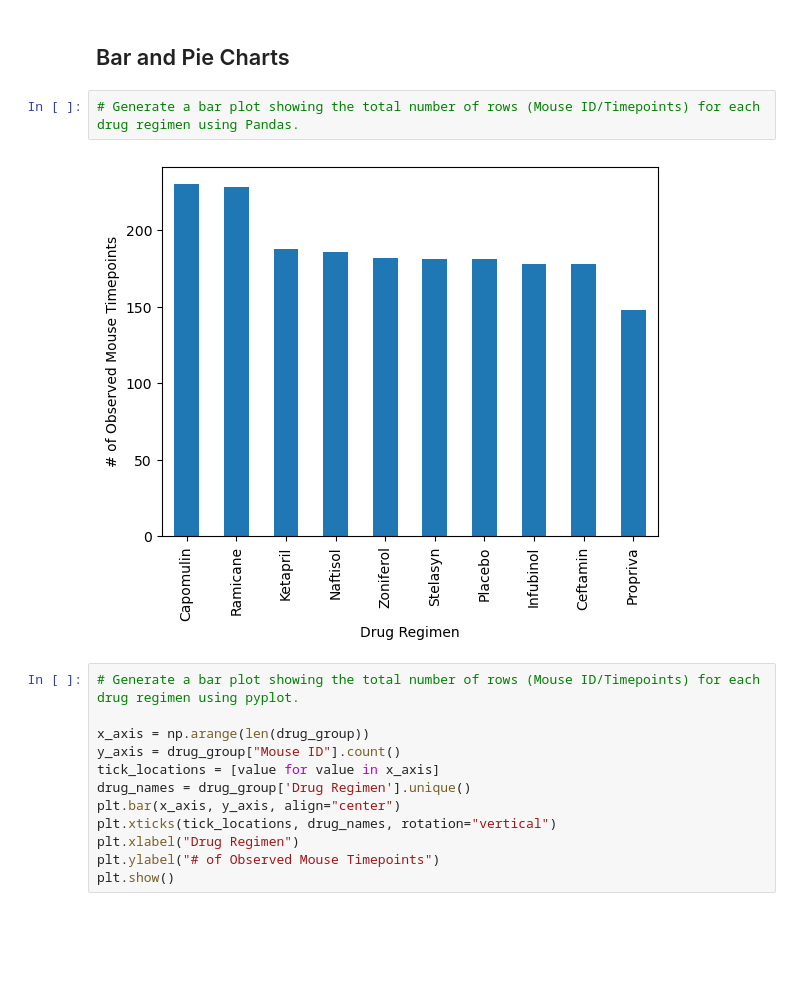
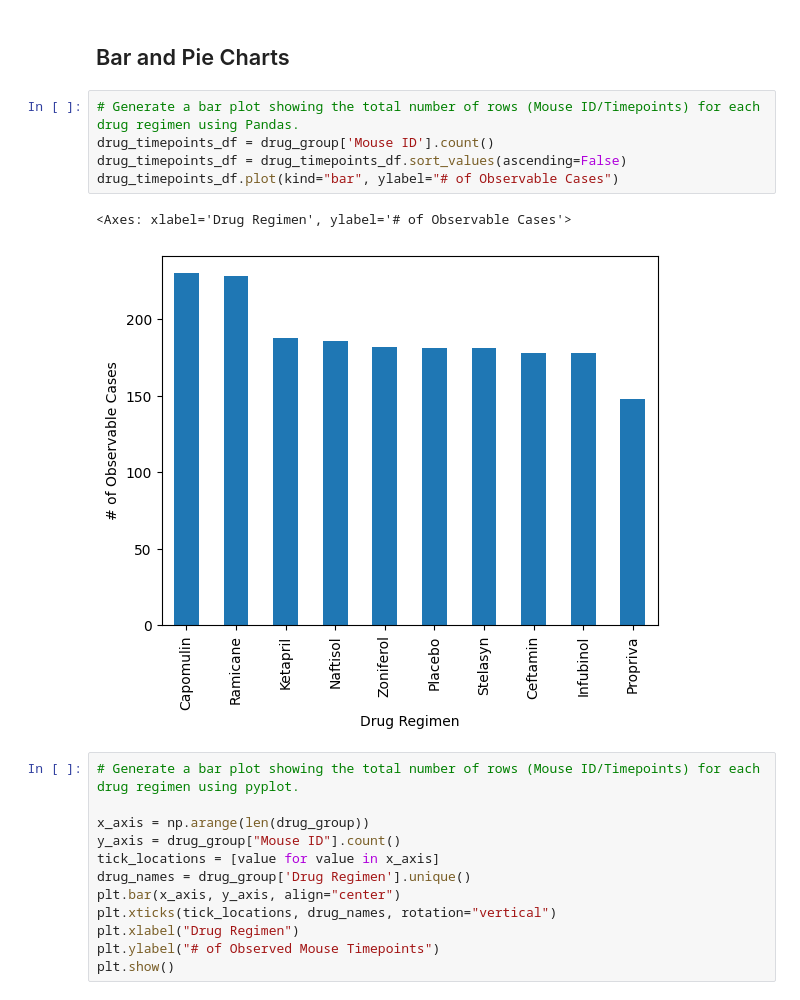
Before and after one commit to Ray-Marshal/visualization_challenge, a Jupyter notebook: pymaceuticals_final.ipynb, the cells around one changed output. Saved outputs shown, nothing was run; the diff lists cells and outputs as text; blank space fills up the shorter version.

Commit message:
Completed through Bar and Pie Charts

```diff
--- a/pymaceuticals_final.ipynb
+++ b/pymaceuticals_final.ipynb
@@ -138,8 +138,12 @@ drug_group['Tumor Volume (mm3)'].agg(['mean', 'median', 'var', 'std', 'sem'])
 ## Bar and Pie Charts
 # %%
 # Generate a bar plot showing the total number of rows (Mouse ID/Timepoints) for each drug regimen using Pandas.
+drug_timepoints_df = drug_group['Mouse ID'].count()
+drug_timepoints_df = drug_timepoints_df.sort_values(ascending=False)
+drug_timepoints_df.plot(kind="bar", ylabel="# of Observable Cases")
 # %% [output]
+<Axes: xlabel='Drug Regimen', ylabel='# of Observable Cases'>
-[figure, old version]
+[figure, new version]
 # %%
 # Generate a bar plot showing the total number of rows (Mouse ID/Timepoints) for each drug regimen using pyplot.
 
```
Also changed, not shown: parts of 2 cells of this notebook.
